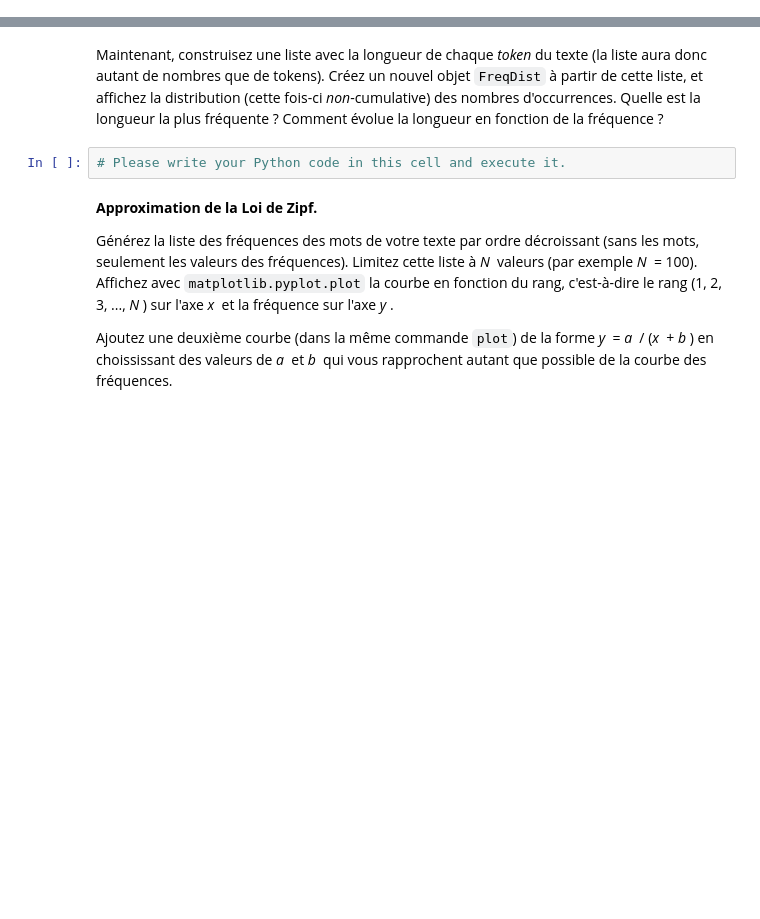
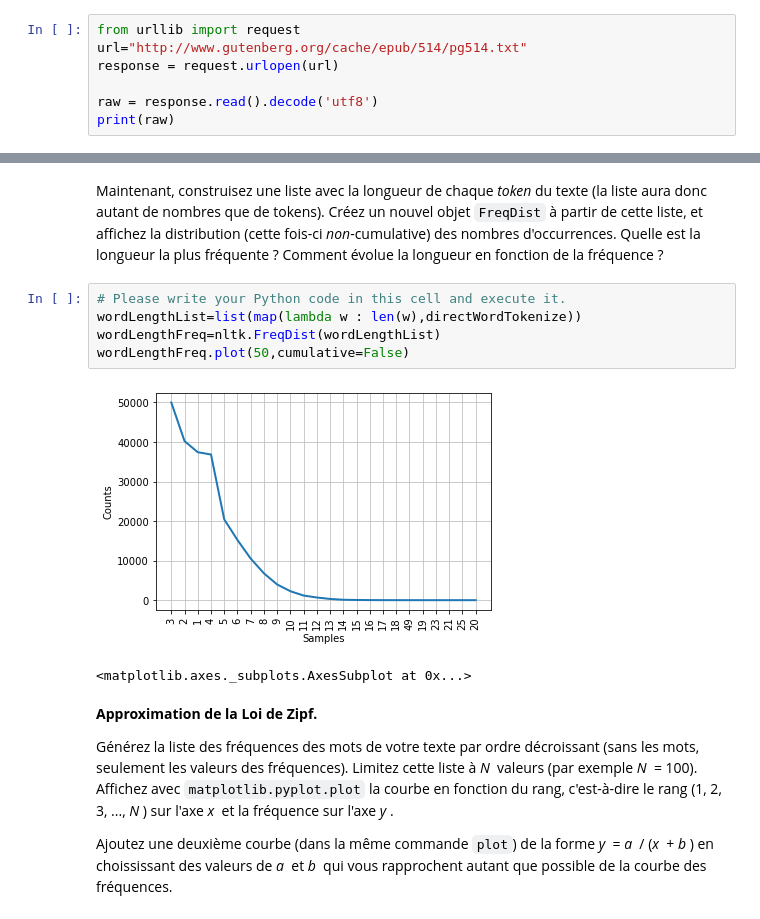
Before and after one commit to goturak/TAL_Heig, a Jupyter notebook: lab01/TAL_Labo1b_student.ipynb, the cells around one changed output, grey strips where cells are left out. Drawn from its saved outputs; the diff is of its cells as text; blank space fills up the shorter version.

```diff
--- a/lab01/TAL_Labo1b_student.ipynb
+++ b/lab01/TAL_Labo1b_student.ipynb
@@ -43,0 +62,7 @@ from urllib import request
+# %%
+from urllib import request
+url="http://www.gutenberg.org/cache/epub/514/pg514.txt"
+response = request.urlopen(url)
+
+raw = response.read().decode('utf8')
+print(raw)
@@ -151,6 +348,12 @@ Affichez le graphique cumulatif des nombres d'occurrences des 70 mots les plus f
 Maintenant, construisez une liste avec la longueur de chaque _token_ du texte (la liste aura donc autant de nombres que de tokens).  Créez un nouvel objet `FreqDist` à partir de cette liste, et affichez la distribution (cette fois-ci _non_-cumulative) des nombres d'occurrences.  Quelle est la longueur la plus fréquente ?  Comment évolue la longueur en fonction de la fréquence ?
 # %%
 # Please write your Python code in this cell and execute it.
+wordLengthList=list(map(lambda w : len(w),directWordTokenize))
+wordLengthFreq=nltk.FreqDist(wordLengthList)
+wordLengthFreq.plot(50,cumulative=False)
+# %% [output]
+[figure, added]
+<matplotlib.axes._subplots.AxesSubplot at 0x...>
 # %% [markdown]
 **Approximation de la Loi de Zipf.**
 
```
Also changed, not shown: parts of 28 cells of this notebook, 11 other files.
